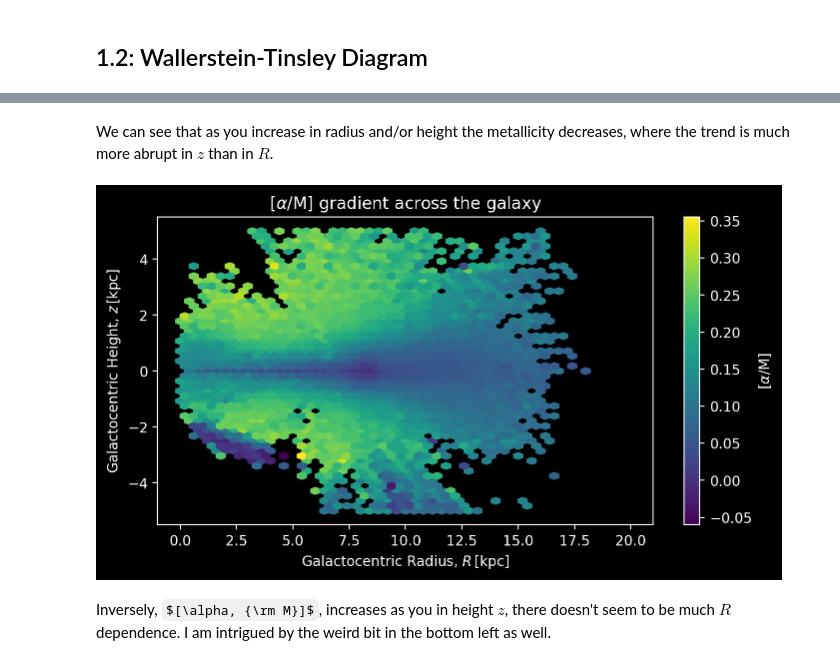
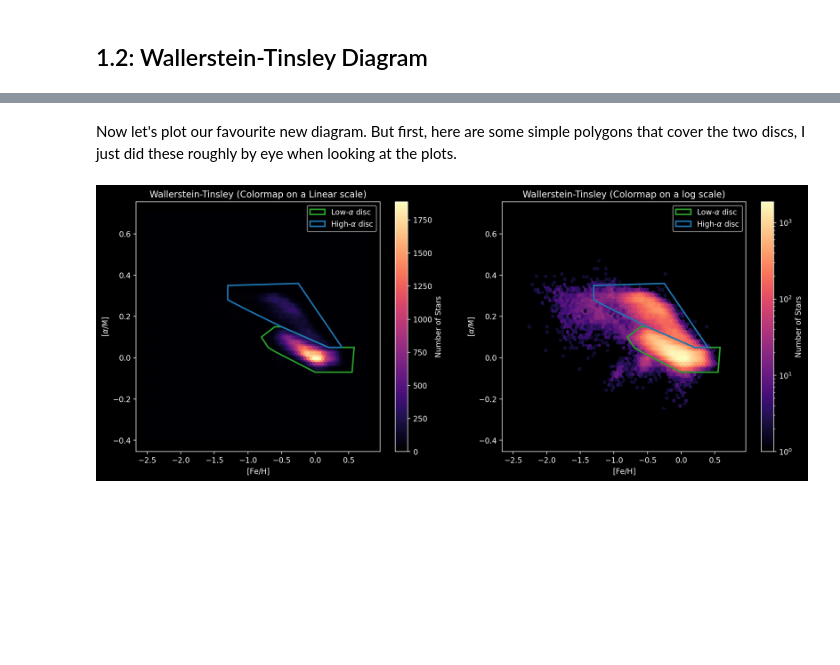
Before and after one commit to TomWagg/thermo_winter21, a Jupyter notebook: 511_galaxies/hw3/chemical_cartography.ipynb, the cells around one changed output, grey strips where cells are left out. Saved outputs shown, nothing was run; the diff lists cells and outputs as text; code cells hidden in the pictures; some formulas as TeX source; blank space fills up the shorter version.

```diff
--- a/511_galaxies/hw3/chemical_cartography.ipynb
+++ b/511_galaxies/hw3/chemical_cartography.ipynb
@@ -145,19 +55,0 @@ reasonable_z = np.abs(coords.z.to(u.kpc).value) < 5
-# %%
-def gaussian(x, mu, sigma):
-    return norm.pdf(x, loc=mu, scale=sigma)
-
-fig, axes = plt.subplots(1, 2, figsize=(15, 5))
-
-for ax, dgmask, title in zip(axes, [dwarfs, giants], ["Dwarfs", "Giants"]):
-    for mask, colour, label in zip([low_alpha_mask, high_alpha_mask], ["C0", "C1"], [r"Low-$\alpha$ disc", r"High-$\alpha$ disc"]):
-        print(f'I find {(reasonable_z & mask & dgmask).sum()} {title} in the {label}')
-        ax.hist(coords.z.to(u.kpc).value[reasonable_z & mask & dgmask], bins="fd", density=True, color=colour,
-                alpha=0.8 if colour == "C1" else 1, zorder=-1, label=label);
-    ax.set_title(title)
-
-for ax in axes:
-    ax.legend()
-    ax.set_xlabel(r"Galactocentric Height, $z \, [\rm kpc]$")
-    ax.set_ylabel(r"$\mathrm{d}N / \mathrm{d}z$")
-
-plt.show()
@@ -224,30 +56,2 @@ plt.show()
-# %% [markdown]
-We can see that as you increase in radius and/or height the metallicity decreases, where the trend is much more abrupt in $z$ than in $R$.
-# %%
-R = ((coords.x**2 + coords.y**2)**(0.5)).to(u.kpc).value
-
-# get the mean as long as you've got some minimum number of stars
-def reduce_func(x):
-    if len(x) > 5:
-        return np.mean(x)
-    else:
-        return np.nan
-
-fig, ax = plt.subplots(figsize=(8, 4))
-
-hexbin = ax.hexbin(R, coords.z.to(u.kpc).value,
-                   C=df["ALPHA_M"].values, reduce_C_function=reduce_func,
-                   extent=(0, 20, -5, 5), cmap="viridis", gridsize=50)
-
-fig.colorbar(hexbin, label=r"$[\alpha / {\rm M}]$")
-
-ax.set_xlabel(r"Galactocentric Radius, $R \, [\rm kpc]$")
-ax.set_ylabel(r"Galactocentric Height, $z \, [\rm kpc]$")
-
-ax.set_title(r"$[\alpha/{\rm M}]$ gradient across the galaxy")
-
-plt.show()
-# %% [output]
-[figure, removed]
-# %% [markdown]
-Inversely, $[\alpha, {\rm M}]$, increases as you in height $z$, there doesn't seem to be much $R$ dependence. I am intrigued by the weird bit in the bottom left as well.
+# %% [markdown]
+Now let's plot our favourite new diagram. But first, here are some simple polygons that cover the two discs, I just did these roughly by eye when looking at the plots.
@@ -253,0 +85,27 @@ Inversely, $[\alpha, {\rm M}]$, increases as you in height $z$, there doesn't se
+# %%
+fig, axes = plt.subplots(1, 2, figsize=(16, 6))
+
+for ax, scale in zip(axes, [None, "log"]):
+    hexbin = ax.hexbin(df["FE_H"], df["ALPHA_M"], cmap="magma", bins=scale, gridsize=75,
+                       extent=(-2.5, 0.8, -0.4, 0.7))
+
+    for path, colour, label in zip([low_alpha_path, high_alpha_path],
+                                   ["tab:green", "tab:blue"],
+                                   [r"Low-$\alpha$ disc", r"High-$\alpha$ disc"]):
+        patch = mpl.patches.PathPatch(path, fc='none', edgecolor=colour, lw=2, label=label)
+        ax.add_artist(patch)
+
+    fig.colorbar(hexbin, label="Number of Stars", ax=ax)
+
+    if scale is None:
+        scale = "Linear"
+    ax.set_title(f"Wallerstein-Tinsley (Colormap on a {scale} scale)")
+
+    ax.set_xlabel(r"$\rm [Fe / H]$")
+    ax.set_ylabel(r"$[\alpha / {\rm M}]$")
+
+    ax.legend()
+
+plt.show()
+# %% [output]
+[figure, added]
```
Also changed, not shown: parts of 67 cells of this notebook, 2 other files.
